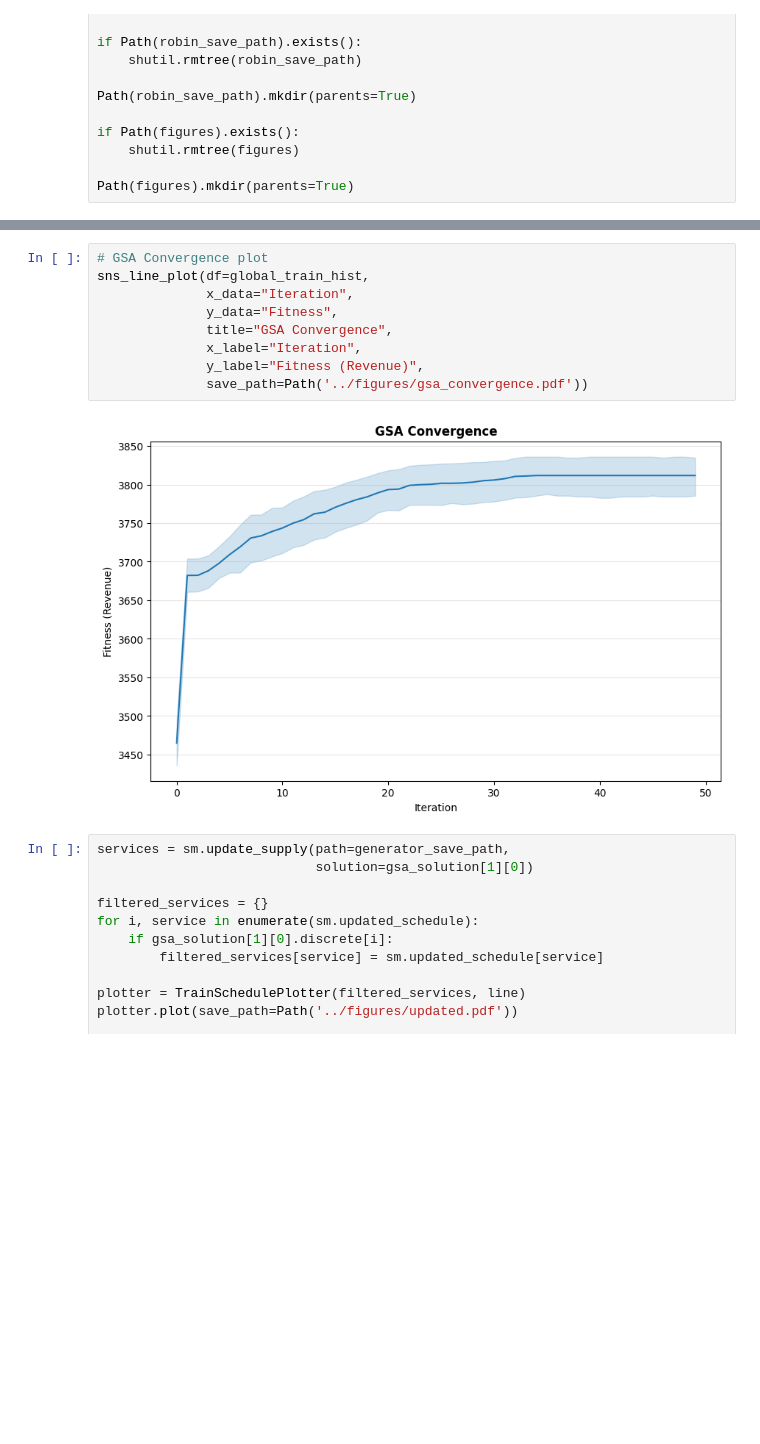
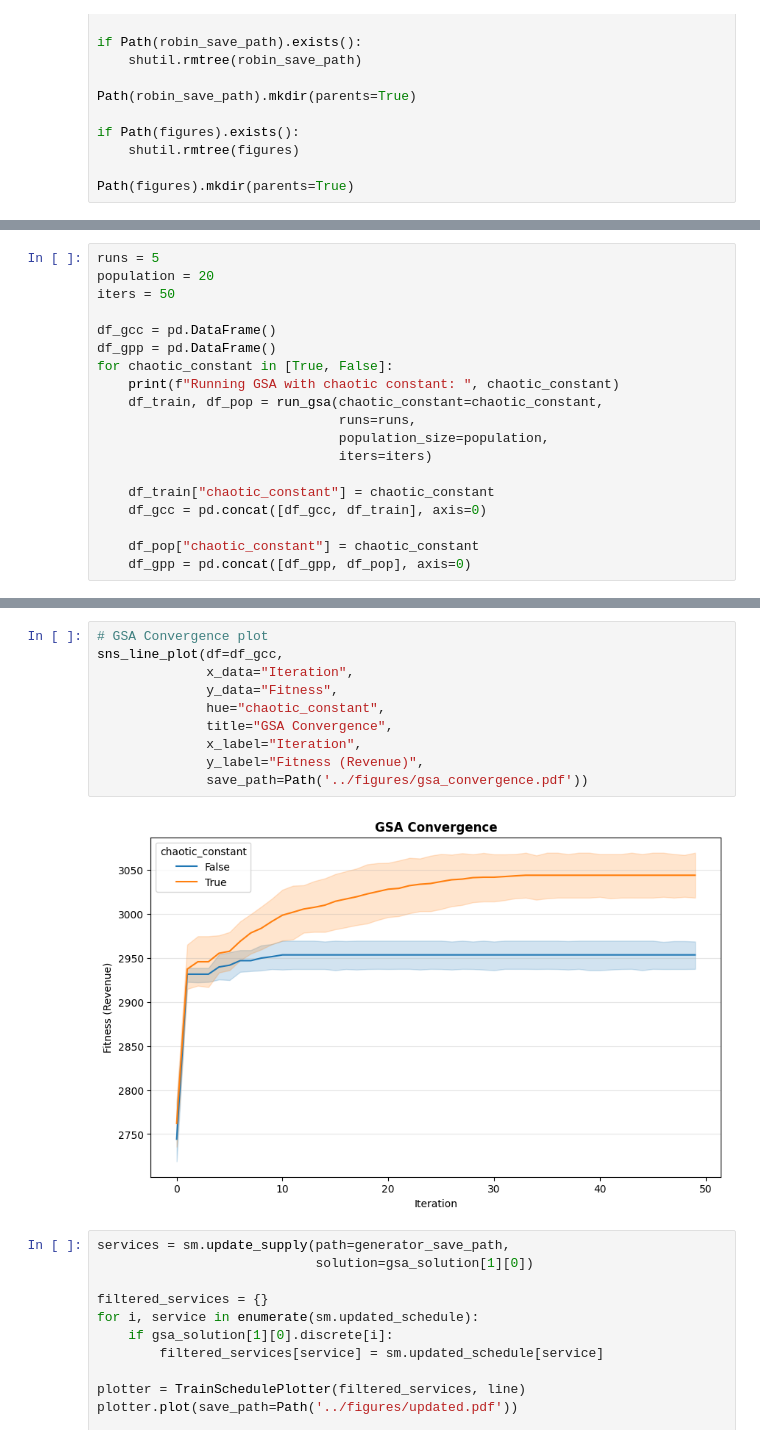
Before and after one commit to DavidMunozValero/GSA_M, a Jupyter notebook: notebooks/12.1-robin_generator_revenue.ipynb, the cells around one changed output, grey strips where cells are left out. Saved outputs shown, nothing was run; the diff lists cells and outputs as text; blank space fills up the shorter version.

```diff
--- a/notebooks/12.1-robin_generator_revenue.ipynb
+++ b/notebooks/12.1-robin_generator_revenue.ipynb
@@ -143,0 +164,19 @@ pr.dump_stats('profile.pstat')
+# %%
+runs = 5
+population = 20
+iters = 50
+
+df_gcc = pd.DataFrame()
+df_gpp = pd.DataFrame()
+for chaotic_constant in [True, False]:
+    print(f"Running GSA with chaotic constant: ", chaotic_constant)
+    df_train, df_pop = run_gsa(chaotic_constant=chaotic_constant,
+                               runs=runs,
+                               population_size=population,
+                               iters=iters)
+
+    df_train["chaotic_constant"] = chaotic_constant
+    df_gcc = pd.concat([df_gcc, df_train], axis=0)
+
+    df_pop["chaotic_constant"] = chaotic_constant
+    df_gpp = pd.concat([df_gpp, df_pop], axis=0)
@@ -284,14 +448,15 @@ Global GSA status:
 # %%
 # GSA Convergence plot
-sns_line_plot(df=global_train_hist,
+sns_line_plot(df=df_gcc,
               x_data="Iteration",
               y_data="Fitness",
+              hue="chaotic_constant",
               title="GSA Convergence",
               x_label="Iteration",
               y_label="Fitness (Revenue)",
               save_path=Path('../figures/gsa_convergence.pdf'))
 # %% [output]
-[figure, old version]
+[figure, new version]
 # %%
 services = sm.update_supply(path=generator_save_path,
                             solution=gsa_solution[1][0])
```
Also changed, not shown: parts of 17 cells of this notebook.
